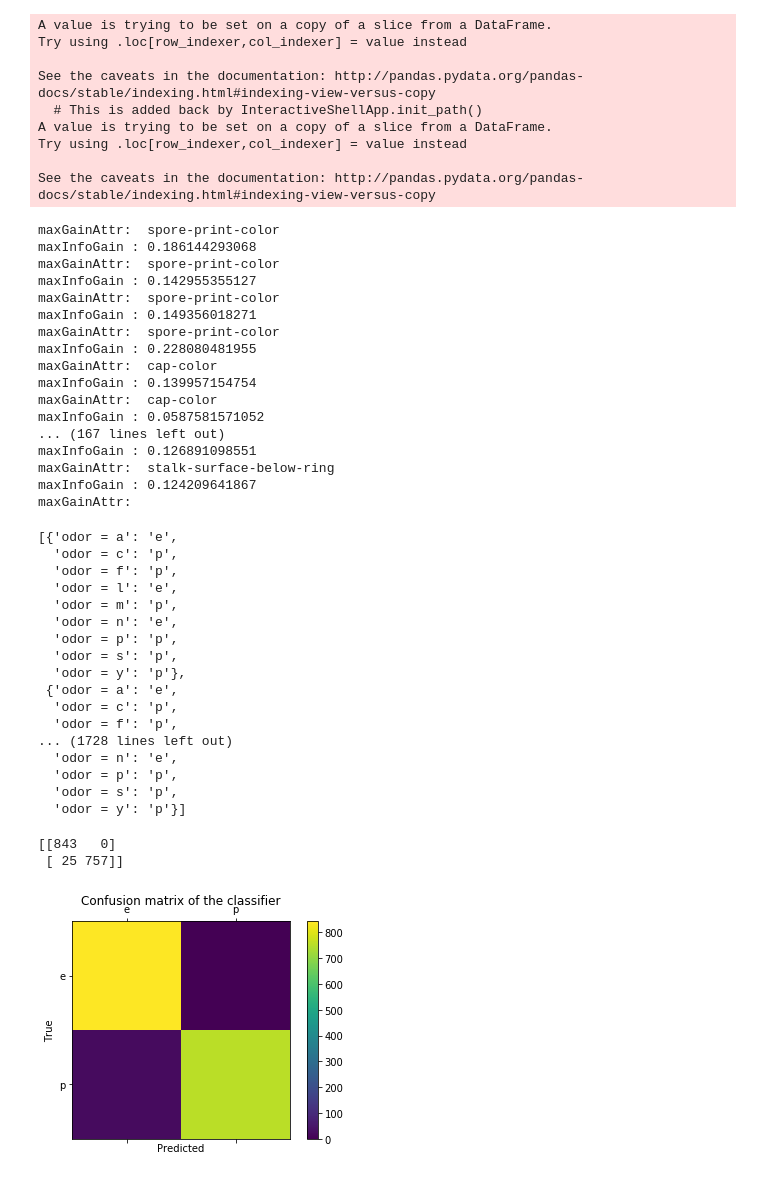
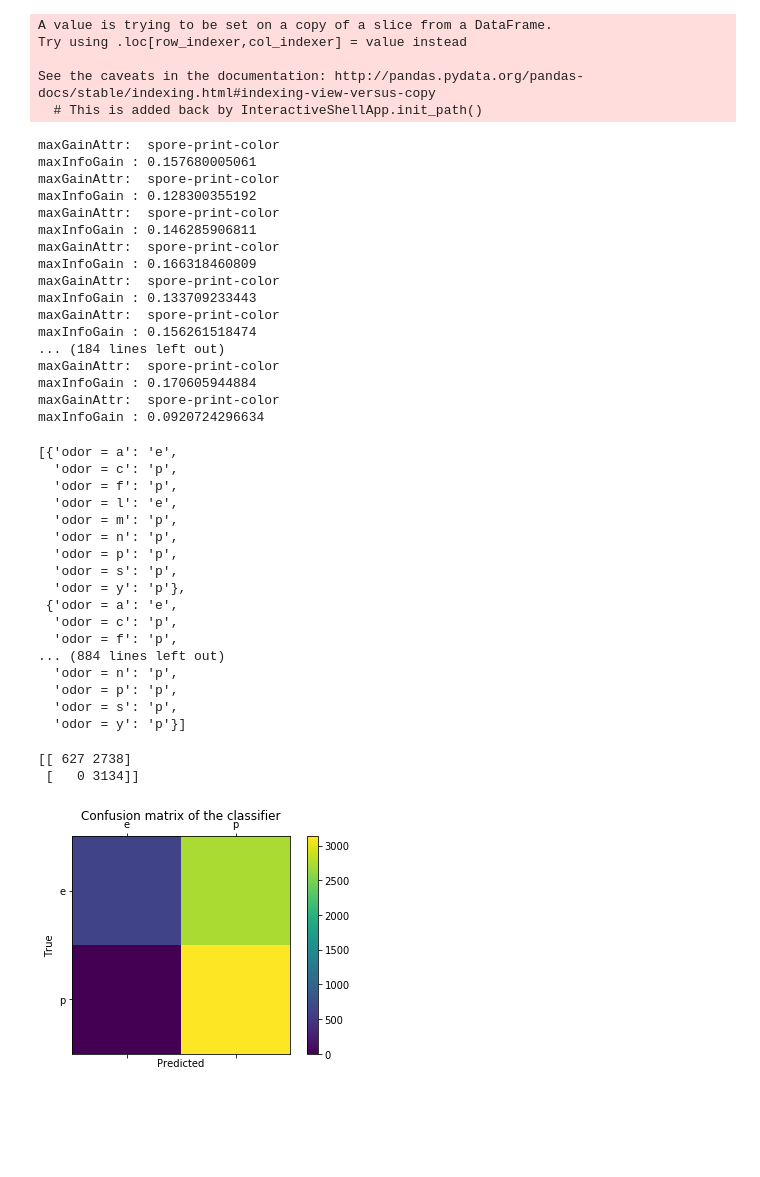
Before and after one commit to barsanayak/DecisionTree, a Jupyter notebook: Shraddha/RFFinalNB.ipynb, the cells around one changed output. Cells and saved outputs as stored; diff of their text form; code cells hidden in the pictures; blank space fills up the shorter version.

```diff
--- a/Shraddha/RFFinalNB.ipynb
+++ b/Shraddha/RFFinalNB.ipynb
@@ -108,6 +108,7 @@ def createTree(df):
     maxGainAttr, maxInfoGain = calcInforGainForEachAtrribute(df)
 
     if ((maxGainAttr == None) and (maxInfoGain == None)):
+        '''
         df["demo"] = [1]*len(df)
         grouped = df.groupby(targetAttribute)
         x= grouped.count()
@@ -117,8 +118,8 @@ def createTree(df):
 
         indexesVal = x.index.values
         op =indexesVal[index]
-
-        return op
+        '''
+        return defaultTargetValue
 
     # We split using the selected attribute
     sets = df.groupby(maxGainAttr)
@@ -196,7 +197,7 @@ X_train, X_test, y_train, y_test = train_test_split(X, y, test_size=0.2, random_
 
 for i in range(numberOfTrees):
     #random_state = random.randint(0,numberOfTrees/2)
-    X_train_rf,X_test_rf,Y_train_rf,Y_test_rf = train_test_split(X_train,y_train,test_size = 0.95 ,random_state = i)
+    X_train_rf,X_test_rf,Y_train_rf,Y_test_rf = train_test_split(X_train,y_train,test_size = 0.8 ,random_state = i)
     X_train_rf[targetAttribute] = Y_train_rf
     targetValue = initializeList(X_train_rf)
     targetDict = createTree(X_train_rf)
@@ -207,27 +208,23 @@ Try using .loc[row_indexer,col_indexer] = value instead
 
 See the caveats in the documentation: http://pandas.pydata.org/pandas-docs/stable/indexing.html#indexing-view-versus-copy
   # This is added back by InteractiveShellApp.init_path()
-A value is trying to be set on a copy of a slice from a DataFrame.
-Try using .loc[row_indexer,col_indexer] = value instead
-
-See the caveats in the documentation: http://pandas.pydata.org/pandas-docs/stable/indexing.html#indexing-view-versus-copy
 maxGainAttr:  spore-print-color
-maxInfoGain : 0.186144293068
+maxInfoGain : 0.157680005061
 maxGainAttr:  spore-print-color
-maxInfoGain : 0.142955355127
+maxInfoGain : 0.128300355192
 maxGainAttr:  spore-print-color
-maxInfoGain : 0.149356018271
+maxInfoGain : 0.146285906811
 maxGainAttr:  spore-print-color
-maxInfoGain : 0.228080481955
-maxGainAttr:  cap-color
-maxInfoGain : 0.139957154754
-maxGainAttr:  cap-color
-maxInfoGain : 0.0587581571052
-... (167 lines left out)
-maxInfoGain : 0.126891098551
-maxGainAttr:  stalk-surface-below-ring
-maxInfoGain : 0.124209641867
-maxGainAttr:
+maxInfoGain : 0.166318460809
+maxGainAttr:  spore-print-color
+maxInfoGain : 0.133709233443
+maxGainAttr:  spore-print-color
+maxInfoGain : 0.156261518474
+... (184 lines left out)
+maxGainAttr:  spore-print-color
+maxInfoGain : 0.170605944884
+maxGainAttr:  spore-print-color
+maxInfoGain : 0.0920724296634
 # %%
 rfTargetValue
 # %% [output]
@@ -236,25 +233,25 @@ rfTargetValue
   'odor = f': 'p',
   'odor = l': 'e',
   'odor = m': 'p',
-  'odor = n': 'e',
+  'odor = n': 'p',
   'odor = p': 'p',
   'odor = s': 'p',
   'odor = y': 'p'},
  {'odor = a': 'e',
   'odor = c': 'p',
   'odor = f': 'p',
-... (1728 lines left out)
-  'odor = n': 'e',
+... (884 lines left out)
+  'odor = n': 'p',
   'odor = p': 'p',
   'odor = s': 'p',
   'odor = y': 'p'}]
 # %%
 #print(type(X_test))
 #print(type(y_test))
 #a = X_test.iloc[0]
 #b = list(y_test)[0]
-myPredict1(rfTargetValue, X_test, y_test)
+myPredict1(rfTargetValue, X_train, y_train)
 # %% [output]
-[[843   0]
- [ 25 757]]
+[[ 627 2738]
+ [   0 3134]]
-[figure, old version]
+[figure, new version]
```
Also changed, not shown: 2 other files.
